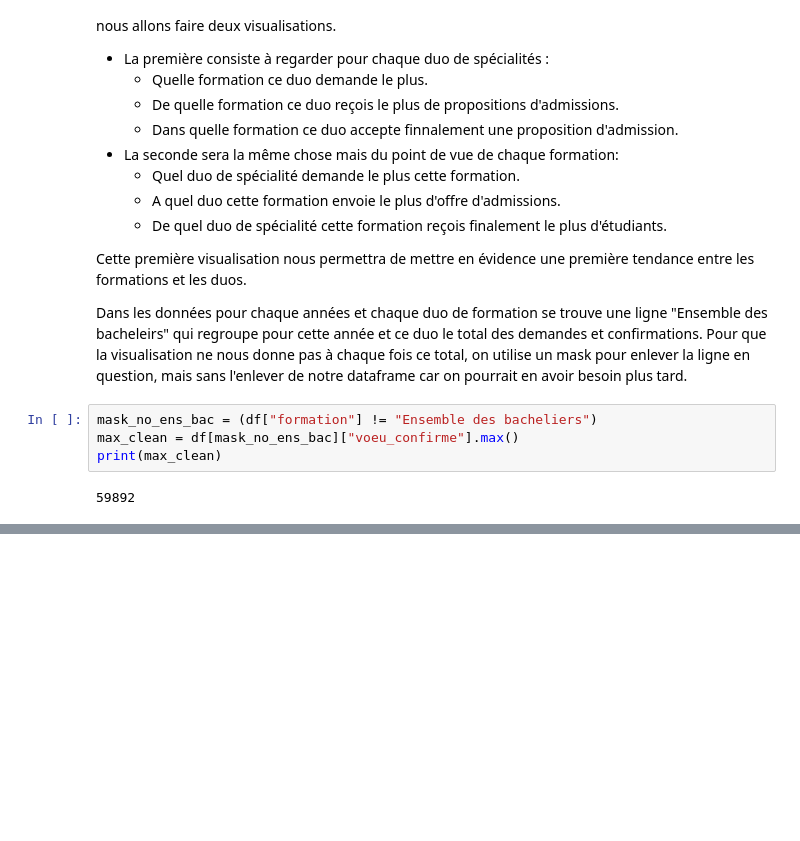
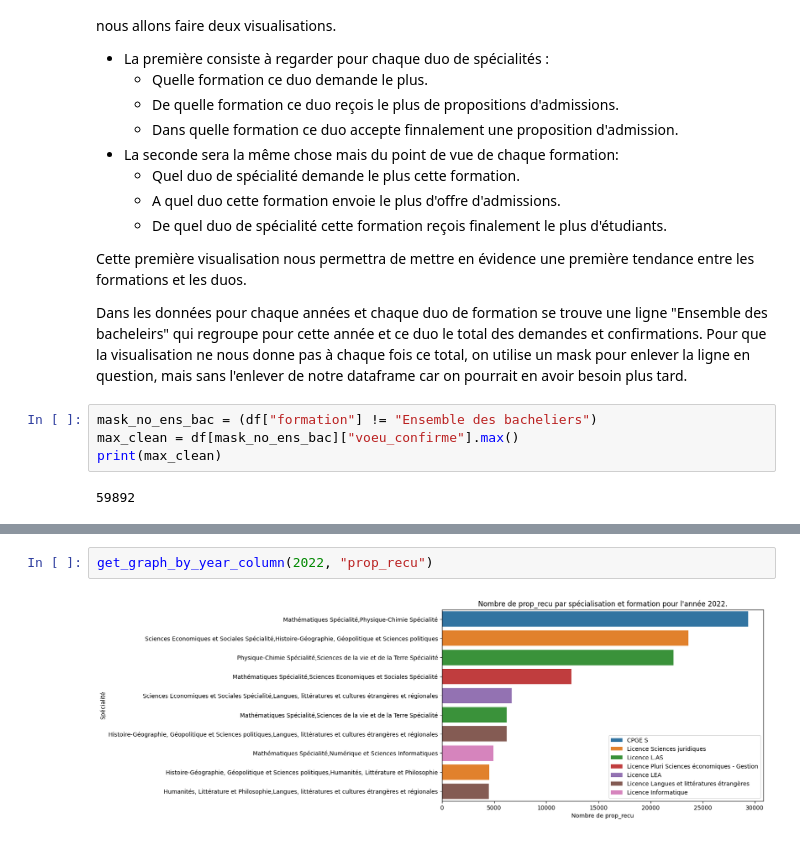
Before and after one commit to vraus/Projet_FDD, a Jupyter notebook: main.ipynb, the cells around one changed output, grey strips where cells are left out. Saved outputs shown, nothing was run; the diff lists cells and outputs as text; blank space fills up the shorter version.

```diff
--- a/main.ipynb
+++ b/main.ipynb
@@ -169,0 +190,4 @@ TypeError: unhashable type: 'Series'
+# %%
+get_graph_by_year_column(2022, "prop_recu")
+# %% [output]
+[figure, added]
```
Also changed, not shown: parts of 12 cells of this notebook.
